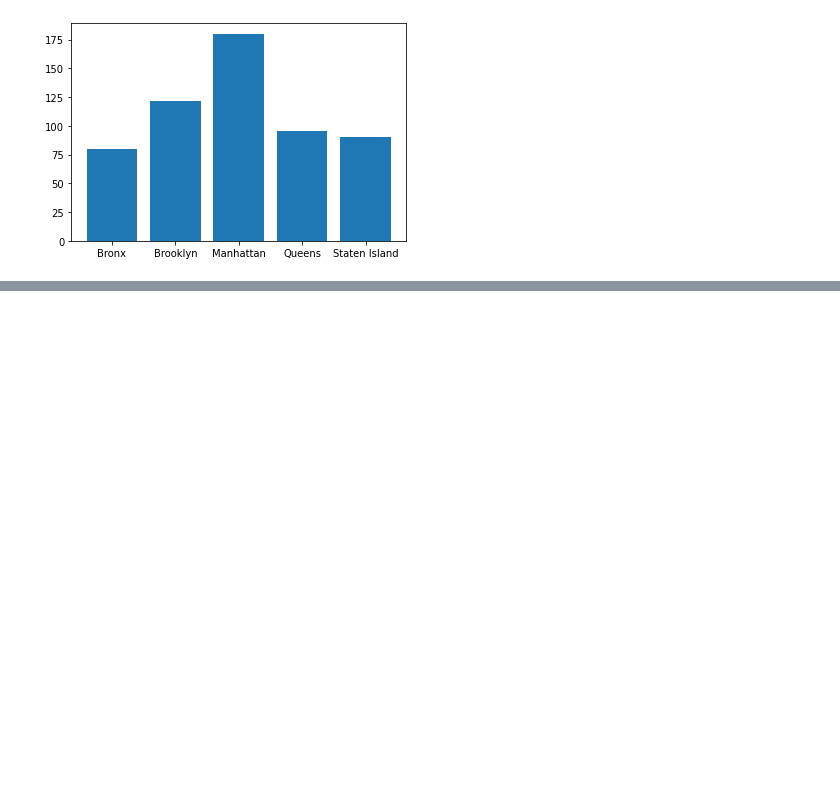
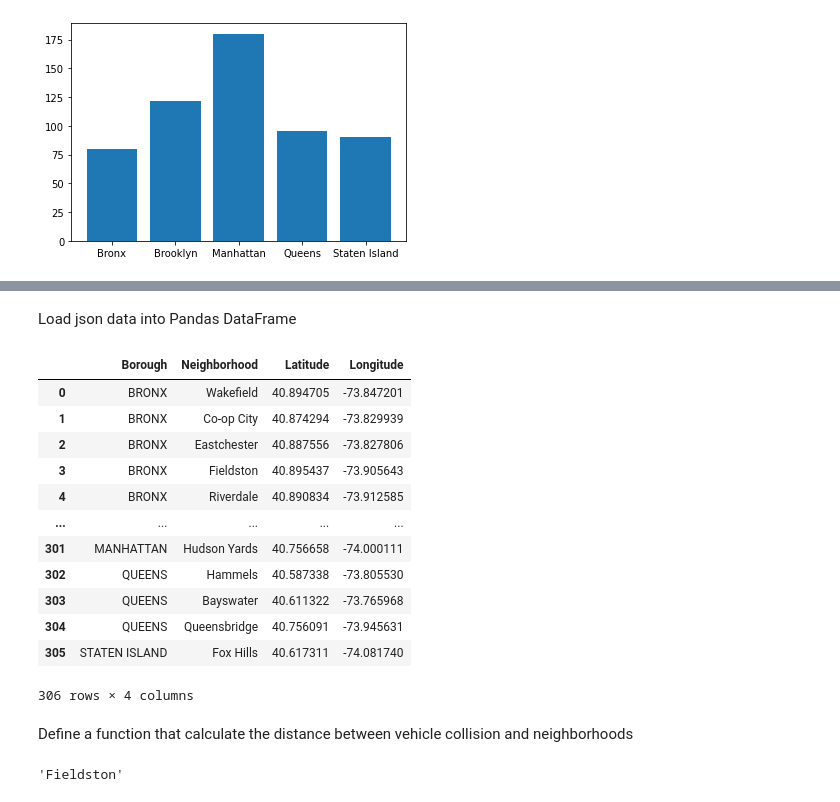
Before and after one commit to Dh0le/2022Spring_Finals, a Jupyter notebook: IS597 Final Project.ipynb, the cells around one changed output, grey strips where cells are left out. Saved outputs shown, nothing was run; the diff lists cells and outputs as text; code cells hidden in the pictures; blank space fills up the shorter version.

```diff
--- a/IS597 Final Project.ipynb
+++ b/IS597 Final Project.ipynb
@@ -7,7 +11,7 @@ from  matplotlib import cm
 # %%
-crimeData = pd.read_csv("NYPD_Arrests_Data__Historic_.csv").dropna()
-collisionData = pd.read_csv("Motor_Vehicle_Collisions_-_Crashes.csv")
-airbnbData = pd.read_csv("AB_NYC_2019.csv").dropna()
+crimeData = pd.read_csv("data/NYPD_Arrests_Data__Historic_.csv").dropna()
+collisionData = pd.read_csv("data/Motor_Vehicle_Collisions_-_Crashes.csv")
+airbnbData = pd.read_csv("data/AB_NYC_2019.csv").dropna()
 # %%
 def plotPieChart(data,label,title):
     fig, axes = plt.subplots(figsize=(15,15),ncols=2)
@@ -209,0 +217,4 @@ plt.show()
+# %%
+with open('data/nyu_2451_34572-geojson.json') as json_data:
+    newyork_data = json.load(json_data)
+newyork_data
@@ -209,0 +239,3 @@ plt.show()
+# %%
+neighborhoods_data = newyork_data['features']
+neighborhoods_data[0]
@@ -209,0 +259,37 @@ plt.show()
+# %% [markdown]
+Load json data into Pandas DataFrame
+# %%
+# define the dataframe columns
+column_names = ['Borough', 'Neighborhood', 'Latitude', 'Longitude']
+
+# instantiate the dataframe
+neighborhoods = pd.DataFrame(columns=column_names)
+for data in neighborhoods_data:
+    borough = neighborhood_name = data['properties']['borough']
+    neighborhood_name = data['properties']['name']
+
+    neighborhood_latlon = data['geometry']['coordinates']
+    neighborhood_lat = neighborhood_latlon[1]
+    neighborhood_lon = neighborhood_latlon[0]
+
+    neighborhoods = neighborhoods.append({'Borough': borough.upper(),
+                                          'Neighborhood': neighborhood_name,
+                                          'Latitude': neighborhood_lat,
+                                          'Longitude': neighborhood_lon}, ignore_index=True)
+neighborhoods
+# %% [output]
+|  | Borough | Neighborhood | Latitude | Longitude |
+| 0 | BRONX | Wakefield | 40.894705 | -73.847201 |
+| 1 | BRONX | Co-op City | 40.874294 | -73.829939 |
+| 2 | BRONX | Eastchester | 40.887556 | -73.827806 |
+| 3 | BRONX | Fieldston | 40.895437 | -73.905643 |
+| 4 | BRONX | Riverdale | 40.890834 | -73.912585 |
+| ... | ... | ... | ... | ... |
+| 301 | MANHATTAN | Hudson Yards | 40.756658 | -74.000111 |
+| 302 | QUEENS | Hammels | 40.587338 | -73.805530 |
+| 303 | QUEENS | Bayswater | 40.611322 | -73.765968 |
+| 304 | QUEENS | Queensbridge | 40.756091 | -73.945631 |
+| 305 | STATEN ISLAND | Fox Hills | 40.617311 | -74.081740 |
+306 rows × 4 columns
+# %% [markdown]
+Define a function that calculate the distance between vehicle collision and neighborhoods
@@ -209,0 +304,4 @@ plt.show()
+# %%
+vehicle_collision_neighborhood((40.895437, -73.905643), 'BRONX')
+# %% [output]
+'Fieldston'
```
Also changed, not shown: parts of 9 cells of this notebook.
